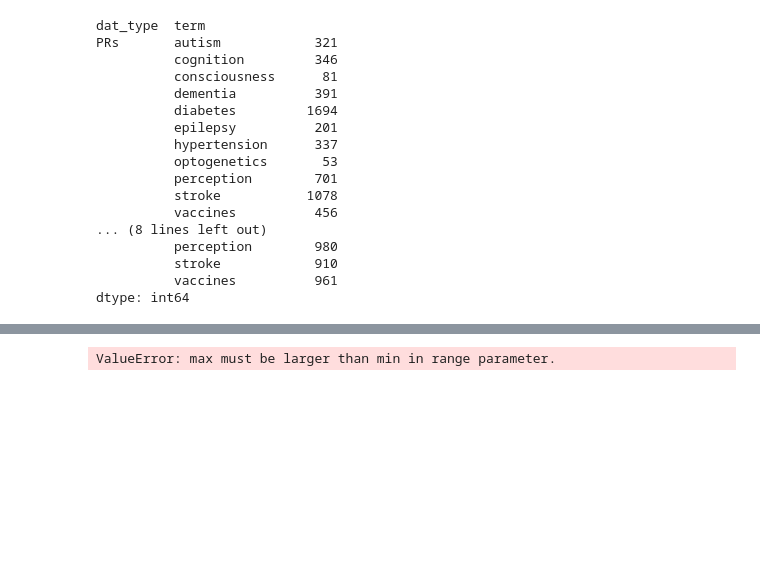
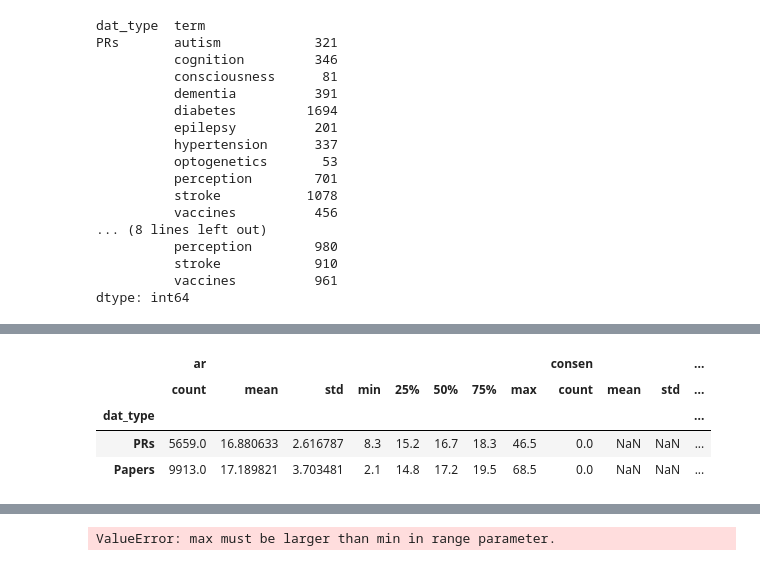
Before and after one commit to wdfox/ConfidenceScanner, a Jupyter notebook: notebooks/Analysis.ipynb, the cells around one changed output, grey strips where cells are left out. Saved outputs shown, nothing was run; the diff lists cells and outputs as text; code cells hidden in the pictures; blank space fills up the shorter version.

Commit message:
Added standard deviation by data type

```diff
--- a/notebooks/Analysis.ipynb
+++ b/notebooks/Analysis.ipynb
@@ -104,6 +104,15 @@ df.describe()
 | 50% | NaN | 15.300000 | NaN | 17.000000 | 13.900000 | 34.290000 | 10.900000 | 0.544750 | 0.000000 | -2.000000 | 3.000000 |
 | 75% | NaN | 16.800000 | NaN | 19.000000 | 15.700000 | 43.060000 | 13.250000 | 1.824900 | 2.000000 | 1.000000 | 6.000000 |
 | max | NaN | 26.200000 | NaN | 68.500000 | 54.800000 | 126.530000 | 59.000000 | 40.804400 | 38.000000 | 32.000000 | 47.000000 |
+# %%
+pd.set_option('display.max_columns', 100)
+df.groupby(['dat_type']).describe()
+# %% [output]
+|  | ar |  |  |  |  |  |  |  | consen |  |  | ... |
+|  | count | mean | std | min | 25% | 50% | 75% | max | count | mean | std | ... |
+| dat_type |  |  |  |  |  |  |  |  |  |  |  | ... |
+| PRs | 5659.0 | 16.880633 | 2.616787 | 8.3 | 15.2 | 16.7 | 18.3 | 46.5 | 0.0 | NaN | NaN | ... |
+| Papers | 9913.0 | 17.189821 | 3.703481 | 2.1 | 14.8 | 17.2 | 19.5 | 68.5 | 0.0 | NaN | NaN | ... |
 # %%
 # Check correlation between metrics
 corrs = df.corr()
```
Also changed, not shown: parts of 1 cell of this notebook.
